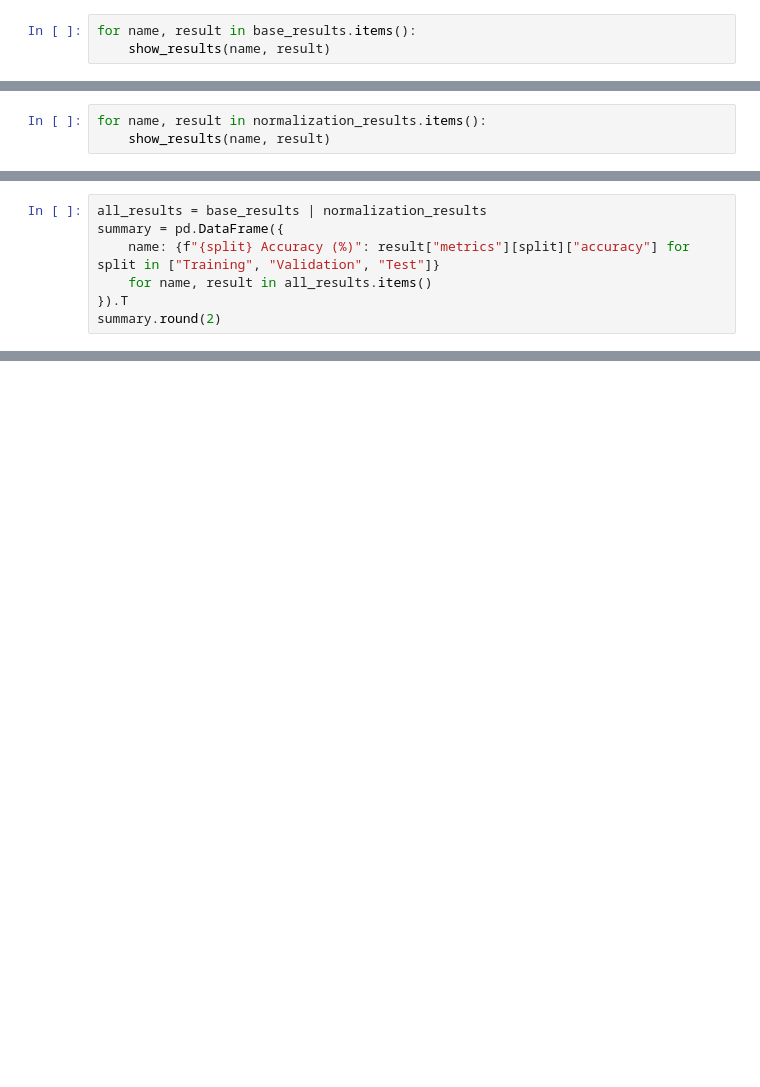
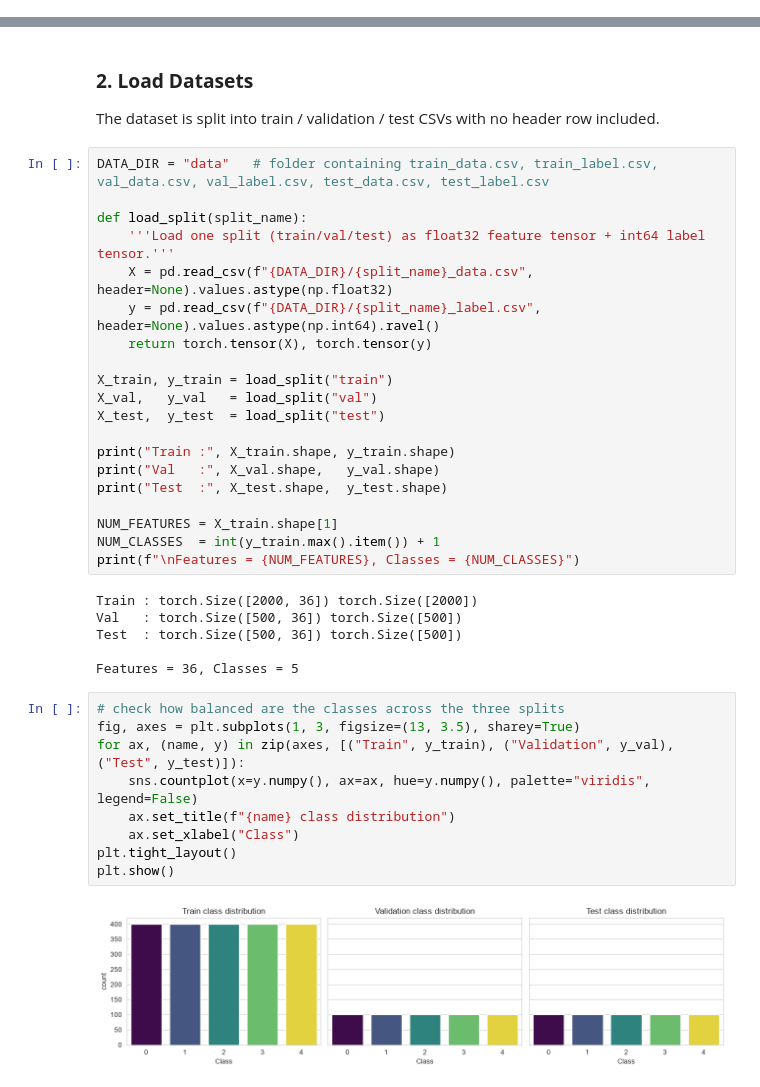
Before and after one commit to karywnl/deep-learning, a Jupyter notebook: lab3/lab3.ipynb, the cells around one changed output, grey strips where cells are left out. Cells and saved outputs as stored; diff of their text form; blank space fills up the shorter version.

```diff
--- a/lab3/lab3.ipynb
+++ b/lab3/lab3.ipynb
@@ -222,3 +0,0 @@ Completed ReLU | Mini-batch | Adam in 151 epochs
-# %%
-for name, result in base_results.items():
-    show_results(name, result)
@@ -257,3 +0,0 @@ normalization_results[name] = {"model": model, "history": history, "metrics": ev
-# %%
-for name, result in normalization_results.items():
-    show_results(name, result)
@@ -267,7 +0,0 @@ for name, result in normalization_results.items():
-# %%
-all_results = base_results | normalization_results
-summary = pd.DataFrame({
-    name: {f"{split} Accuracy (%)": result["metrics"][split]["accuracy"] for split in ["Training", "Validation", "Test"]}
-    for name, result in all_results.items()
-}).T
-summary.round(2)
@@ -305,0 +57,41 @@ Name: ReLU | Pattern | Delta, dtype: float64
+# %% [markdown]
+### **2. Load Datasets**
+
+The dataset is split into train / validation / test CSVs with no header row included.
+# %%
+DATA_DIR = "data"   # folder containing train_data.csv, train_label.csv, val_data.csv, val_label.csv, test_data.csv, test_label.csv
+
+def load_split(split_name):
+    '''Load one split (train/val/test) as float32 feature tensor + int64 label tensor.'''
+    X = pd.read_csv(f"{DATA_DIR}/{split_name}_data.csv", header=None).values.astype(np.float32)
+    y = pd.read_csv(f"{DATA_DIR}/{split_name}_label.csv", header=None).values.astype(np.int64).ravel()
+    return torch.tensor(X), torch.tensor(y)
+
+X_train, y_train = load_split("train")
+X_val,   y_val   = load_split("val")
+X_test,  y_test  = load_split("test")
+
+print("Train :", X_train.shape, y_train.shape)
+print("Val   :", X_val.shape,   y_val.shape)
+print("Test  :", X_test.shape,  y_test.shape)
+
+NUM_FEATURES = X_train.shape[1]
+NUM_CLASSES  = int(y_train.max().item()) + 1
+print(f"\nFeatures = {NUM_FEATURES}, Classes = {NUM_CLASSES}")
+# %% [output]
+Train : torch.Size([2000, 36]) torch.Size([2000])
+Val   : torch.Size([500, 36]) torch.Size([500])
+Test  : torch.Size([500, 36]) torch.Size([500])
+
+Features = 36, Classes = 5
+# %%
+# check how balanced are the classes across the three splits
+fig, axes = plt.subplots(1, 3, figsize=(13, 3.5), sharey=True)
+for ax, (name, y) in zip(axes, [("Train", y_train), ("Validation", y_val), ("Test", y_test)]):
+    sns.countplot(x=y.numpy(), ax=ax, hue=y.numpy(), palette="viridis", legend=False)
+    ax.set_title(f"{name} class distribution")
+    ax.set_xlabel("Class")
+plt.tight_layout()
+plt.show()
+# %% [output]
+[figure, added]
```
Also changed, not shown: parts of 54 cells of this notebook, 3 other files.
